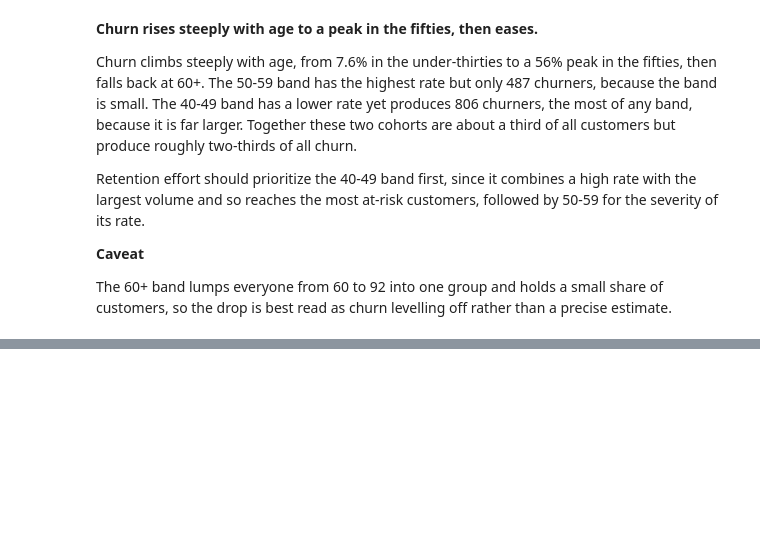
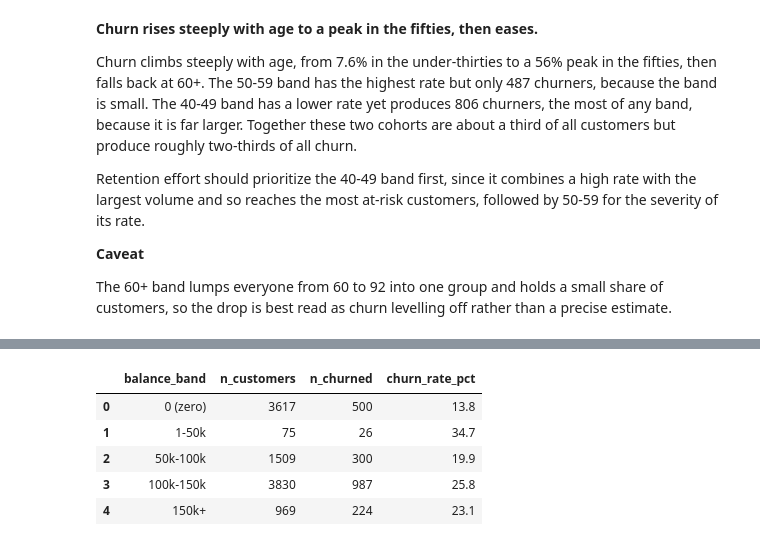
Before and after one commit to szymon-pasieka/bank-churn-analysis, a Jupyter notebook: 01_exploration.ipynb, the cells around one changed output, grey strips where cells are left out. Drawn from its saved outputs; the diff is of its cells as text; code cells hidden in the pictures; blank space fills up the shorter version.

```diff
--- a/01_exploration.ipynb
+++ b/01_exploration.ipynb
@@ -230,0 +301,26 @@ The 60+ band lumps everyone from 60 to 92 into one group and holds a small share
+# %%
+query = """
+SELECT
+    CASE
+        WHEN Balance = 0 THEN '0 (zero)'
+        WHEN Balance < 50000 THEN '1-50k'
+        WHEN Balance < 100000 THEN '50k-100k'
+        WHEN Balance < 150000 THEN '100k-150k'
+        ELSE '150k+'
+    END                          AS balance_band,
+    COUNT(*)                     AS n_customers,
+    SUM(Exited)                  AS n_churned,
+    ROUND(AVG(Exited) * 100, 1)  AS churn_rate_pct
+FROM customers
+GROUP BY balance_band
+ORDER BY MIN(Balance)
+"""
+balance_churn = pd.read_sql_query(query, conn)
+balance_churn
+# %% [output]
+|  | balance_band | n_customers | n_churned | churn_rate_pct |
+| 0 | 0 (zero) | 3617 | 500 | 13.8 |
+| 1 | 1-50k | 75 | 26 | 34.7 |
+| 2 | 50k-100k | 1509 | 300 | 19.9 |
+| 3 | 100k-150k | 3830 | 987 | 25.8 |
+| 4 | 150k+ | 969 | 224 | 23.1 |
```
Also changed, not shown: parts of 11 cells of this notebook.
